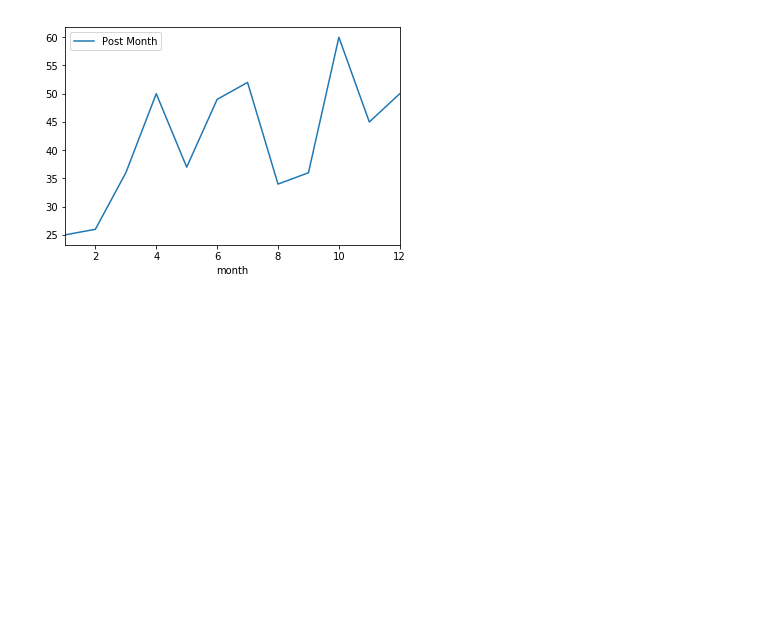
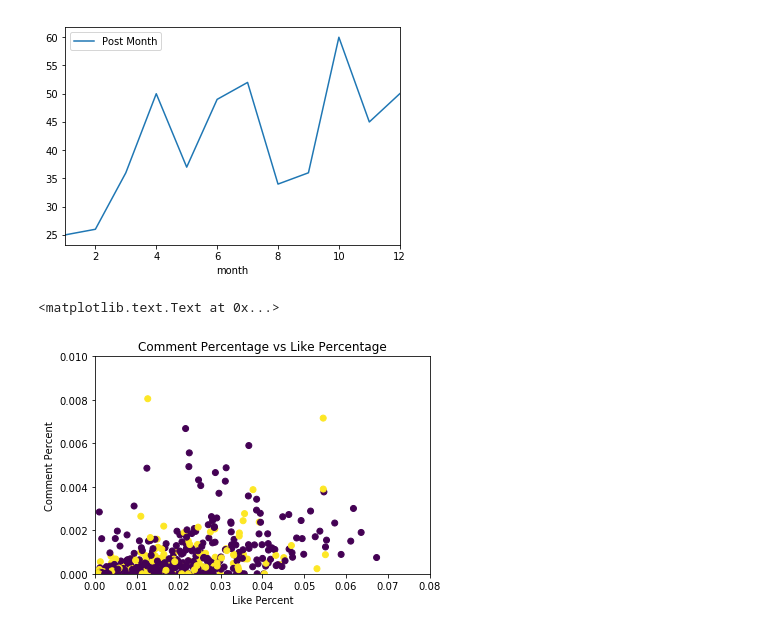
Before and after one commit to dparmar16/Facebook_Data, a Jupyter notebook: Facebook_Data_Analysis.ipynb, the cells around one changed output. Drawn from its saved outputs; the diff is of its cells as text; code cells hidden in the pictures; blank space fills up the shorter version.

Commit message:
Add likes/comments plot

```diff
--- a/Facebook_Data_Analysis.ipynb
+++ b/Facebook_Data_Analysis.ipynb
@@ -19,3 +24,21 @@ df["Post Month"].value_counts().reset_index().rename(columns={'index':'month'}).
 # %% [output]
 <matplotlib.axes._subplots.AxesSubplot at 0x...>
 [figure]
+# %%
+#Create new column for like percentage of total impressions
+df["like_percent"] = df["like"]/df["Lifetime Post Total Reach"]
+#Create new column for comment percentage of total impressions
+df["comment_percent"] = df["comment"]/df["Lifetime Post Total Reach"]
+# %%
+x = df["like_percent"]
+y = df["comment_percent"]
+testplot = plt.subplot(111)
+testplot.scatter(df["like_percent"],df["comment_percent"], c=df["Paid"])
+plt.xlim(0,0.08)
+plt.ylim(0,.01)
+plt.title('Comment Percentage vs Like Percentage')
+plt.xlabel('Like Percent')
+plt.ylabel('Comment Percent')
+# %% [output]
+<matplotlib.text.Text at 0x...>
+[figure, added]
```
Also changed, not shown: parts of 2 cells of this notebook.
